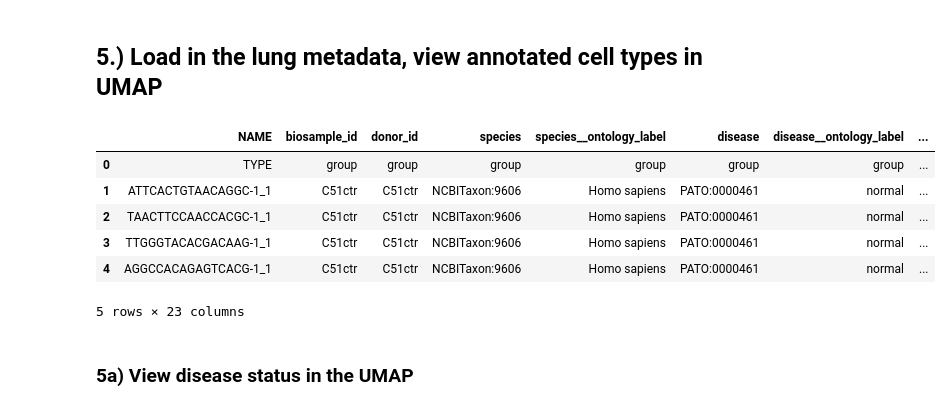
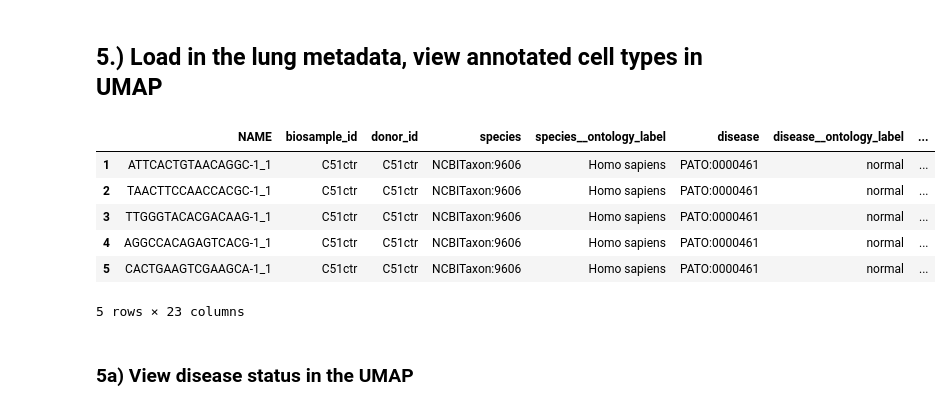
Before and after one commit to zwallace425/veme, a Jupyter notebook: VEME_Single_Cell.ipynb, the cells around one changed output. Cells and saved outputs as stored; diff of their text form; code cells hidden in the pictures.

```diff
--- a/VEME_Single_Cell.ipynb
+++ b/VEME_Single_Cell.ipynb
@@ -120,14 +120,15 @@ plt.show()
 ## 5.) Load in the lung metadata, view annotated cell types in UMAP
 # %%
 metadata = pd.read_csv("GSE171524_lung_metaData.txt.gz", sep = '\t', compression = "gzip")
+metadata = metadata.iloc[1:] # Remove first row, irrelevant
 metadata.head()
 # %% [output]
 |  | NAME | biosample_id | donor_id | species | species__ontology_label | disease | disease__ontology_label | ... |
-| 0 | TYPE | group | group | group | group | group | group | ... |
 | 1 | ATTCACTGTAACAGGC-1_1 | C51ctr | C51ctr | NCBITaxon:9606 | Homo sapiens | PATO:0000461 | normal | ... |
 | 2 | TAACTTCCAACCACGC-1_1 | C51ctr | C51ctr | NCBITaxon:9606 | Homo sapiens | PATO:0000461 | normal | ... |
 | 3 | TTGGGTACACGACAAG-1_1 | C51ctr | C51ctr | NCBITaxon:9606 | Homo sapiens | PATO:0000461 | normal | ... |
 | 4 | AGGCCACAGAGTCACG-1_1 | C51ctr | C51ctr | NCBITaxon:9606 | Homo sapiens | PATO:0000461 | normal | ... |
+| 5 | CACTGAAGTCGAAGCA-1_1 | C51ctr | C51ctr | NCBITaxon:9606 | Homo sapiens | PATO:0000461 | normal | ... |
 5 rows × 23 columns
 # %%
 disease_status = list(metadata['disease__ontology_label'])
```
Also changed, not shown: parts of 1 cell of this notebook, 3 other files.
